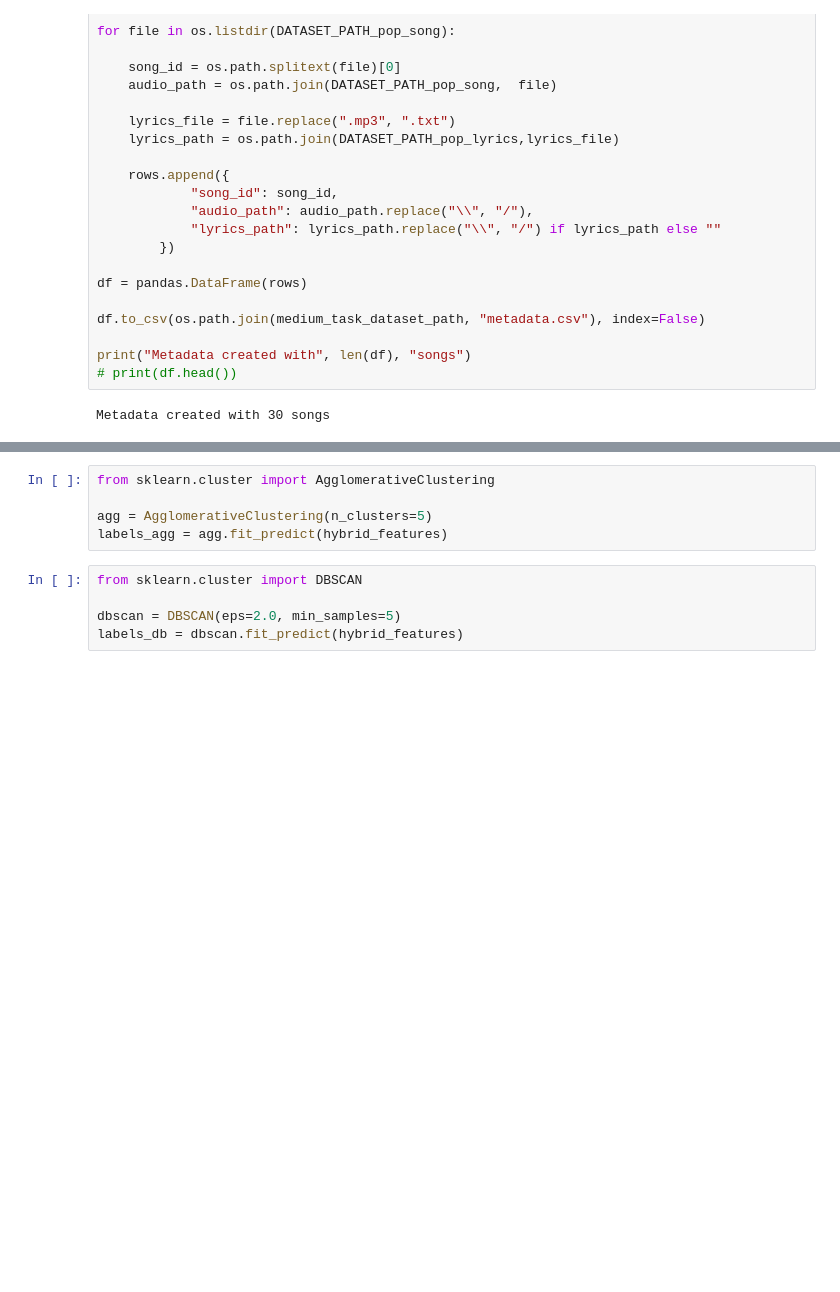
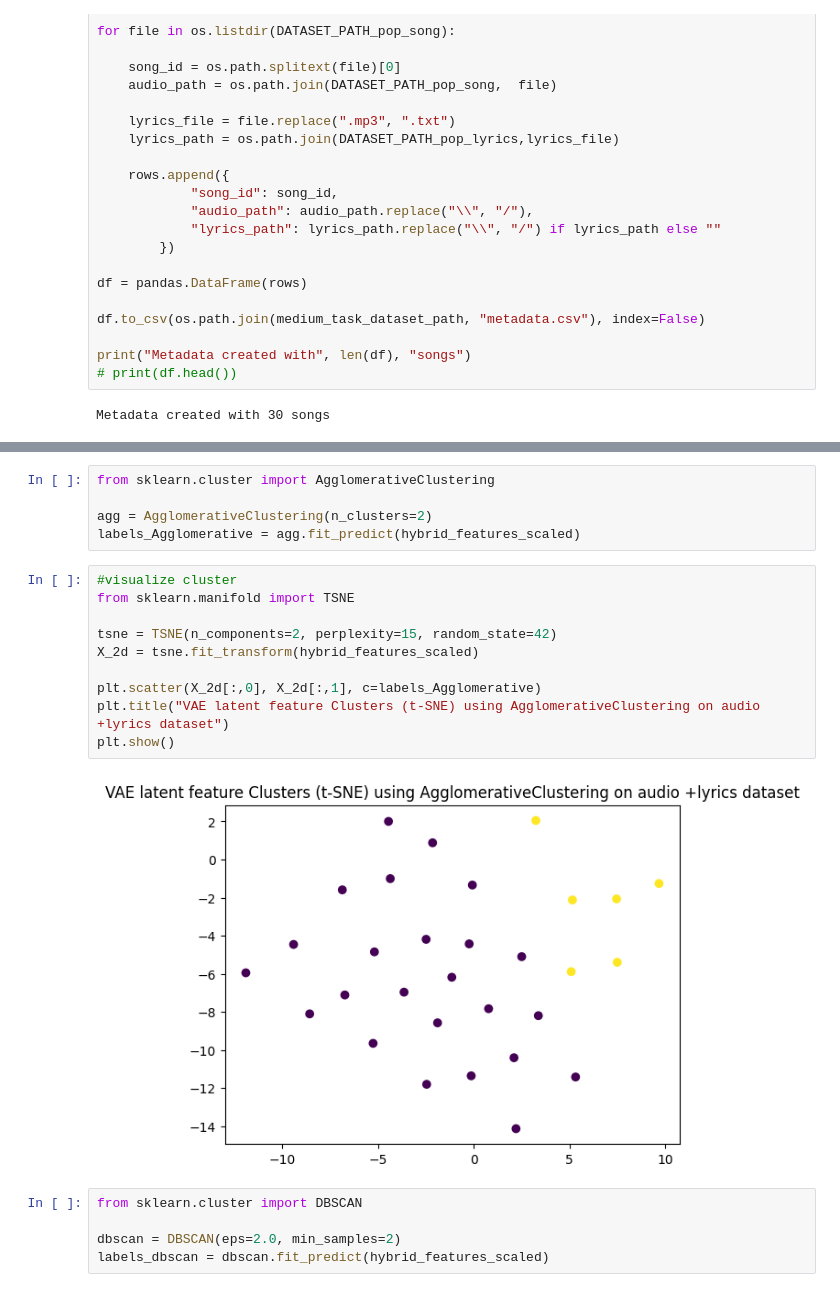
Before and after one commit to anikaahsan/project_cse715_18101194_anika_ahsan, a Jupyter notebook: notebooks/medium_task.ipynb, the cells around one changed output, grey strips where cells are left out. Cells and saved outputs as stored; diff of their text form; blank space fills up the shorter version.

```diff
--- a/notebooks/medium_task.ipynb
+++ b/notebooks/medium_task.ipynb
@@ -573,10 +530,22 @@ print(labels_kmeans)
 # %%
 from sklearn.cluster import AgglomerativeClustering
 
-agg = AgglomerativeClustering(n_clusters=5)
-labels_agg = agg.fit_predict(hybrid_features)
+agg = AgglomerativeClustering(n_clusters=2)
+labels_Agglomerative = agg.fit_predict(hybrid_features_scaled)
+# %%
+#visualize cluster
+from sklearn.manifold import TSNE
+
+tsne = TSNE(n_components=2, perplexity=15, random_state=42)
+X_2d = tsne.fit_transform(hybrid_features_scaled)
+
+plt.scatter(X_2d[:,0], X_2d[:,1], c=labels_Agglomerative)
+plt.title("VAE latent feature Clusters (t-SNE) using AgglomerativeClustering on audio +lyrics dataset")
+plt.show()
+# %% [output]
+[figure, added]
 # %%
 from sklearn.cluster import DBSCAN
 
-dbscan = DBSCAN(eps=2.0, min_samples=5)
-labels_db = dbscan.fit_predict(hybrid_features)
+dbscan = DBSCAN(eps=2.0, min_samples=2)
+labels_dbscan = dbscan.fit_predict(hybrid_features_scaled)
```
Also changed, not shown: parts of 21 cells of this notebook, 1 other file.
